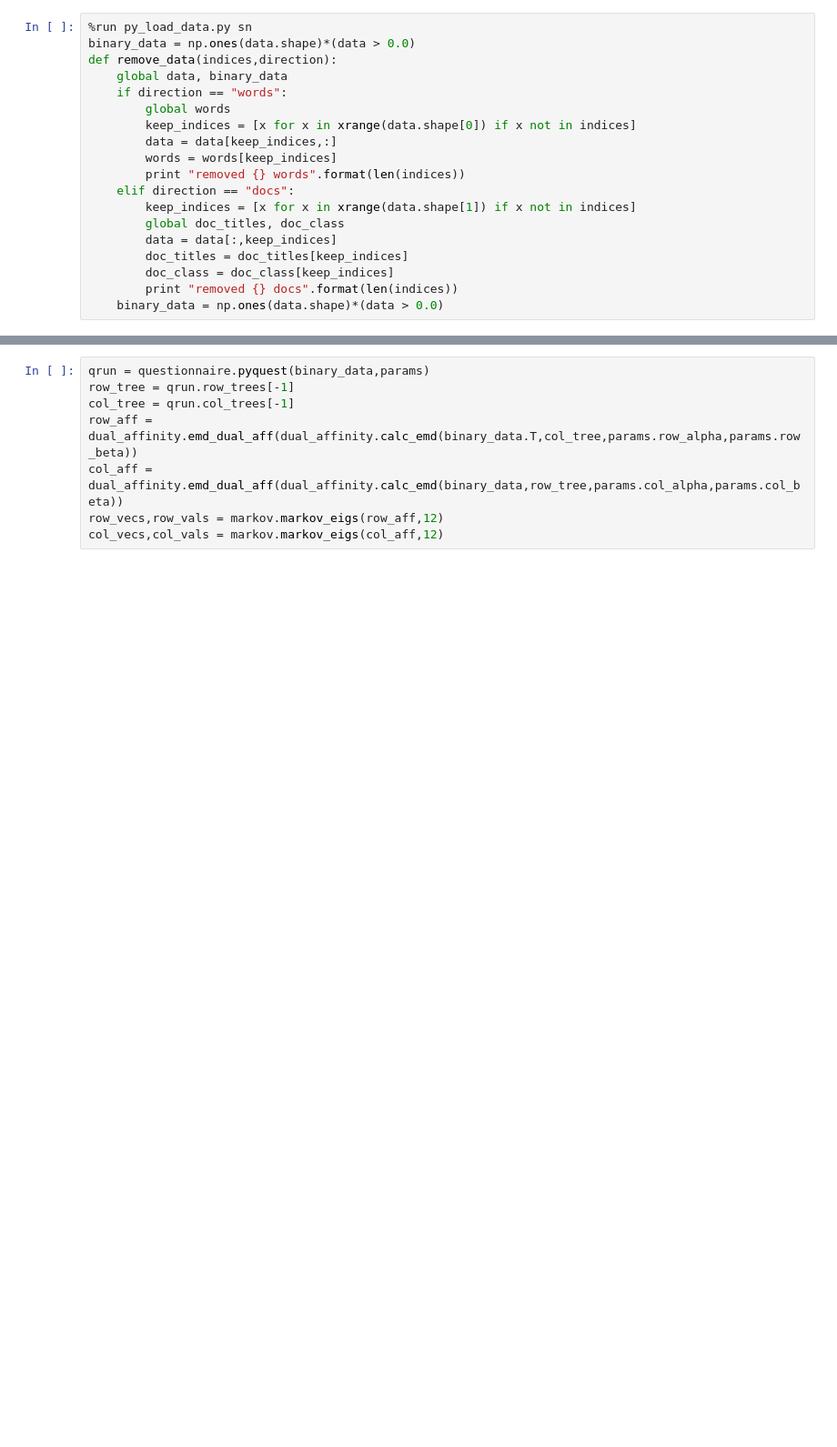
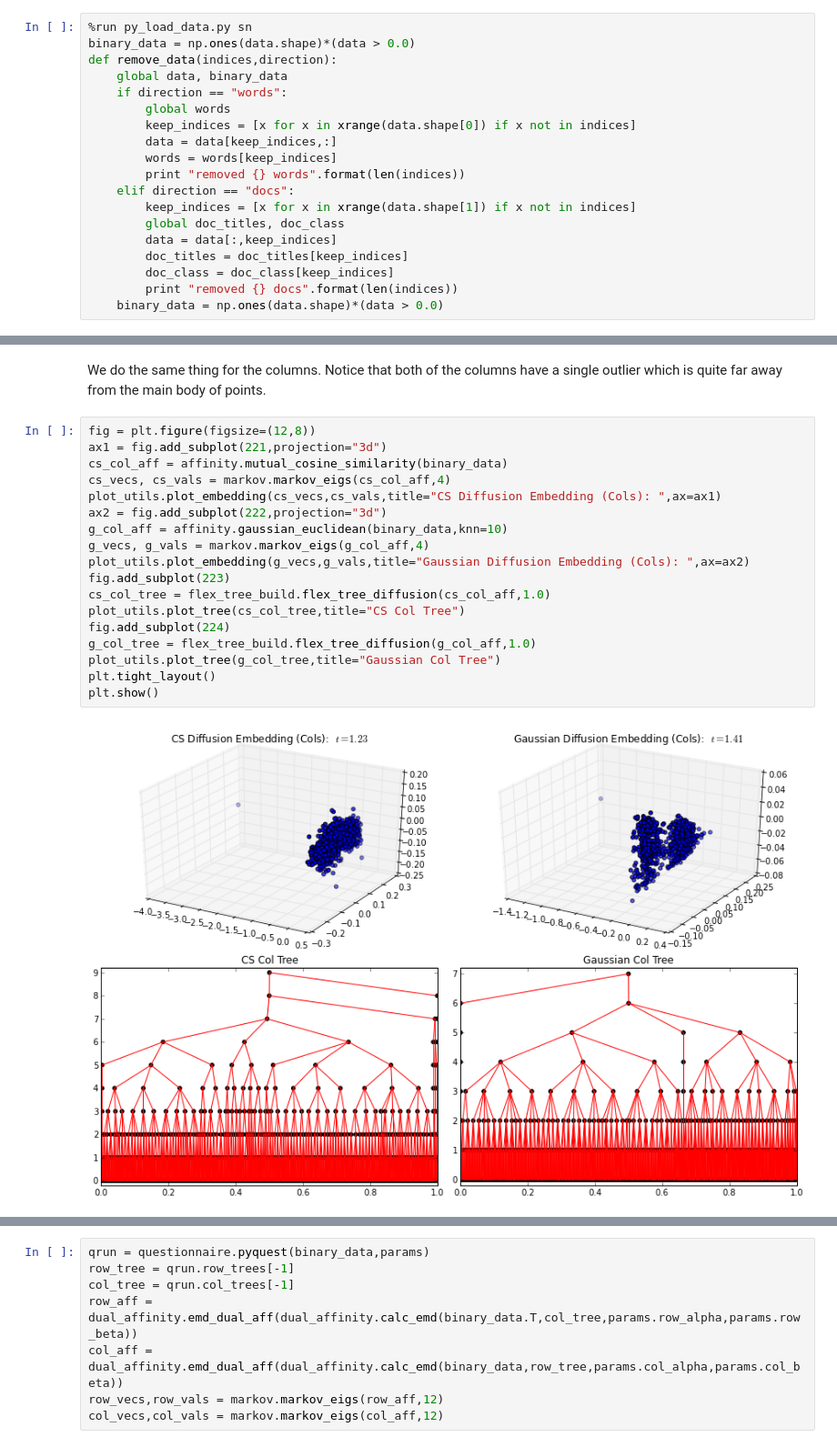
Before and after one commit to hgfalling/pyquest_work, a Jupyter notebook: thesis_SN.ipynb, the cells around one changed output, grey strips where cells are left out. Shown at 91% size. Drawn from its saved outputs; the diff is of its cells as text; blank space fills up the shorter version.

```diff
--- a/thesis_SN.ipynb
+++ b/thesis_SN.ipynb
@@ -21,0 +53,22 @@ def remove_data(indices,direction):
+# %% [markdown]
+We do the same thing for the columns. Notice that both of the columns have a single outlier which is quite far away from the main body of points.
+# %%
+fig = plt.figure(figsize=(12,8))
+ax1 = fig.add_subplot(221,projection="3d")
+cs_col_aff = affinity.mutual_cosine_similarity(binary_data)
+cs_vecs, cs_vals = markov.markov_eigs(cs_col_aff,4)
+plot_utils.plot_embedding(cs_vecs,cs_vals,title="CS Diffusion Embedding (Cols): ",ax=ax1)
+ax2 = fig.add_subplot(222,projection="3d")
+g_col_aff = affinity.gaussian_euclidean(binary_data,knn=10)
+g_vecs, g_vals = markov.markov_eigs(g_col_aff,4)
+plot_utils.plot_embedding(g_vecs,g_vals,title="Gaussian Diffusion Embedding (Cols): ",ax=ax2)
+fig.add_subplot(223)
+cs_col_tree = flex_tree_build.flex_tree_diffusion(cs_col_aff,1.0)
+plot_utils.plot_tree(cs_col_tree,title="CS Col Tree")
+fig.add_subplot(224)
+g_col_tree = flex_tree_build.flex_tree_diffusion(g_col_aff,1.0)
+plot_utils.plot_tree(g_col_tree,title="Gaussian Col Tree")
+plt.tight_layout()
+plt.show()
+# %% [output]
+[figure, added]
```
Also changed, not shown: parts of 62 cells of this notebook, 1 other file.
